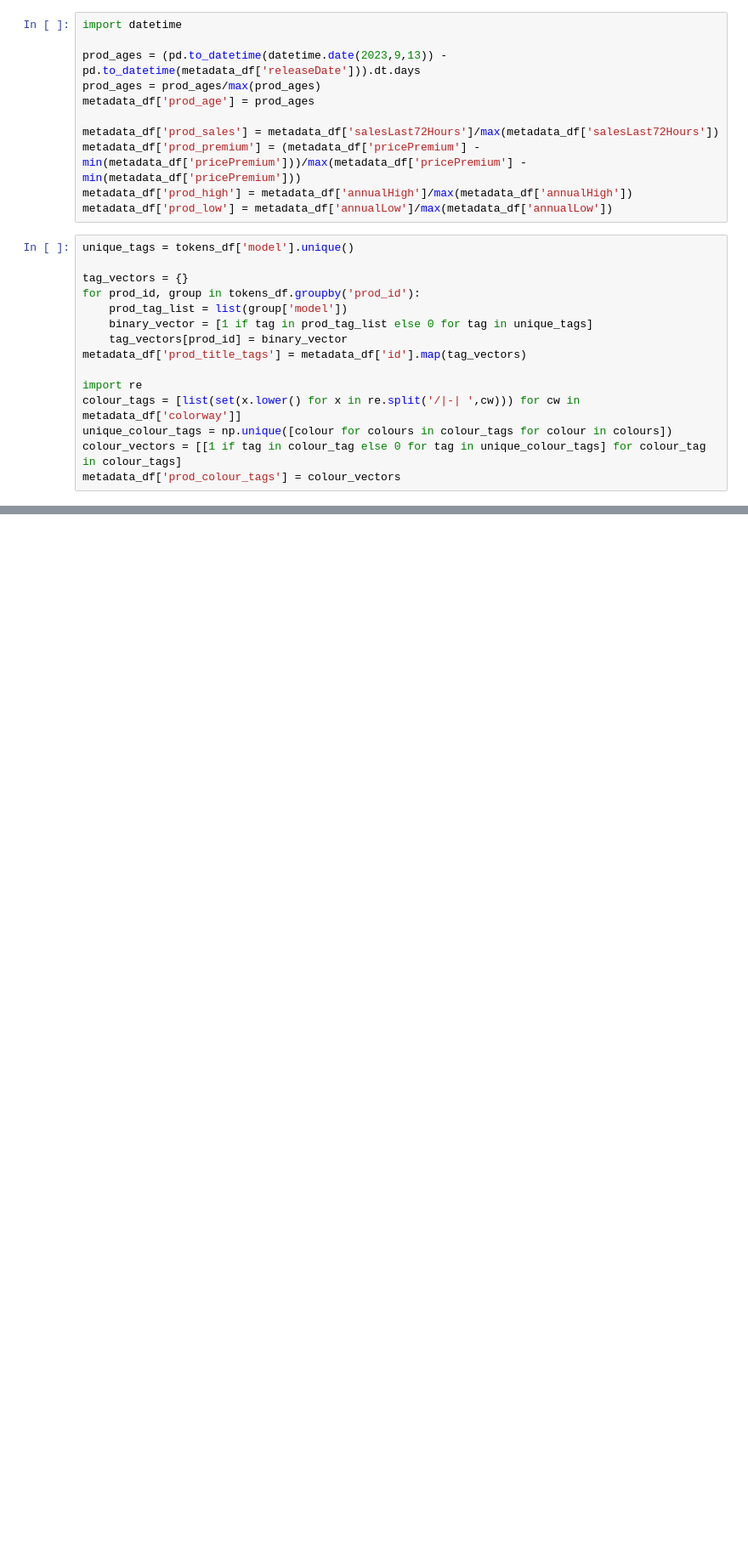
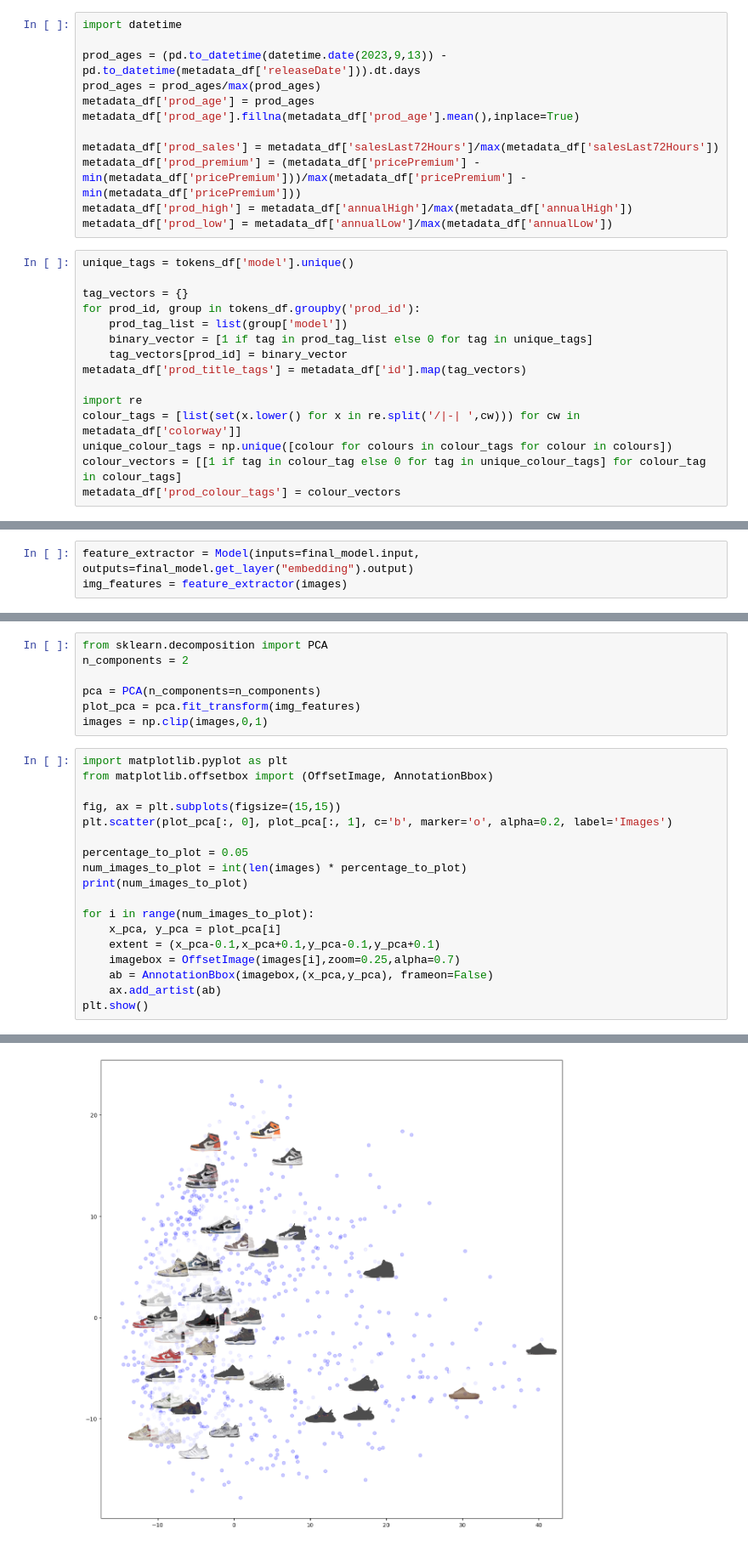
Before and after one commit to cfletcher-code/stock-reX, a Jupyter notebook: shoe_embedding.ipynb, the cells around one changed output, grey strips where cells are left out. Shown at 85% size. Cells and saved outputs as stored; diff of their text form; blank space fills up the shorter version.

Commit message:
First shoe embeddings created

```diff
--- a/shoe_embedding.ipynb
+++ b/shoe_embedding.ipynb
@@ -112,6 +112,7 @@ import datetime
 prod_ages = (pd.to_datetime(datetime.date(2023,9,13)) - pd.to_datetime(metadata_df['releaseDate'])).dt.days
 prod_ages = prod_ages/max(prod_ages)
 metadata_df['prod_age'] = prod_ages
+metadata_df['prod_age'].fillna(metadata_df['prod_age'].mean(),inplace=True)
 
 metadata_df['prod_sales'] = metadata_df['salesLast72Hours']/max(metadata_df['salesLast72Hours'])
 metadata_df['prod_premium'] = (metadata_df['pricePremium'] - min(metadata_df['pricePremium']))/max(metadata_df['pricePremium'] - min(metadata_df['pricePremium']))
@@ -219,0 +275,3 @@ Error:
+# %%
+feature_extractor = Model(inputs=final_model.input, outputs=final_model.get_layer("embedding").output)
+img_features = feature_extractor(images)
@@ -219,0 +284,26 @@ Error:
+# %%
+from sklearn.decomposition import PCA
+n_components = 2
+
+pca = PCA(n_components=n_components)
+plot_pca = pca.fit_transform(img_features)
+images = np.clip(images,0,1)
+# %%
+import matplotlib.pyplot as plt
+from matplotlib.offsetbox import (OffsetImage, AnnotationBbox)
+
+fig, ax = plt.subplots(figsize=(15,15))
+plt.scatter(plot_pca[:, 0], plot_pca[:, 1], c='b', marker='o', alpha=0.2, label='Images')
+
+percentage_to_plot = 0.05
+num_images_to_plot = int(len(images) * percentage_to_plot)
+print(num_images_to_plot)
+
+for i in range(num_images_to_plot):
+    x_pca, y_pca = plot_pca[i]
+    extent = (x_pca-0.1,x_pca+0.1,y_pca-0.1,y_pca+0.1)
+    imagebox = OffsetImage(images[i],zoom=0.25,alpha=0.7)
+    ab = AnnotationBbox(imagebox,(x_pca,y_pca), frameon=False)
+    ax.add_artist(ab)
+plt.show()
+# %% [output]
@@ -219,0 +311 @@ Error:
+[figure, added]
```
Also changed, not shown: parts of 22 cells of this notebook, 4 other files.
